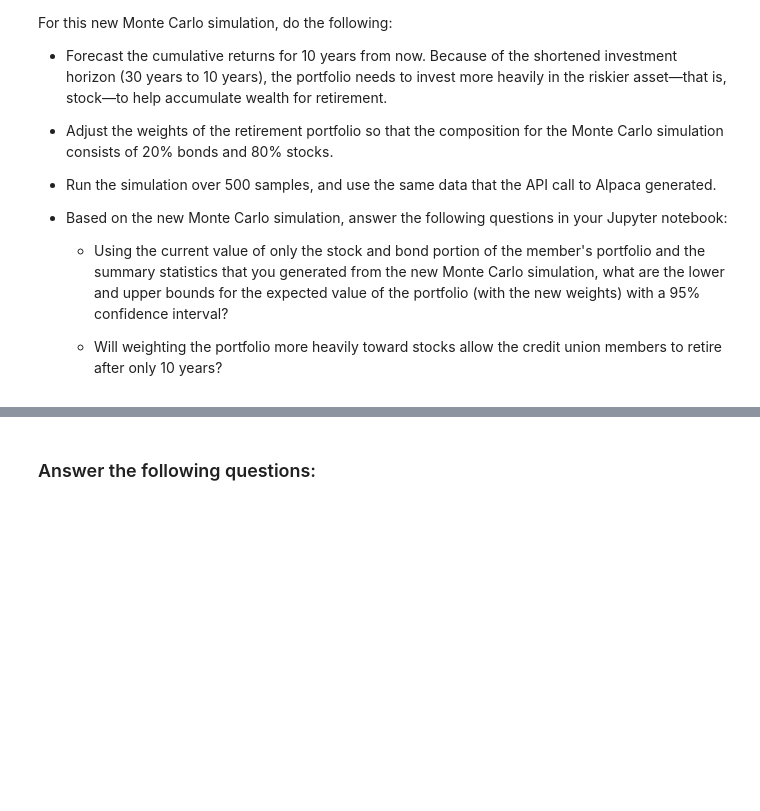
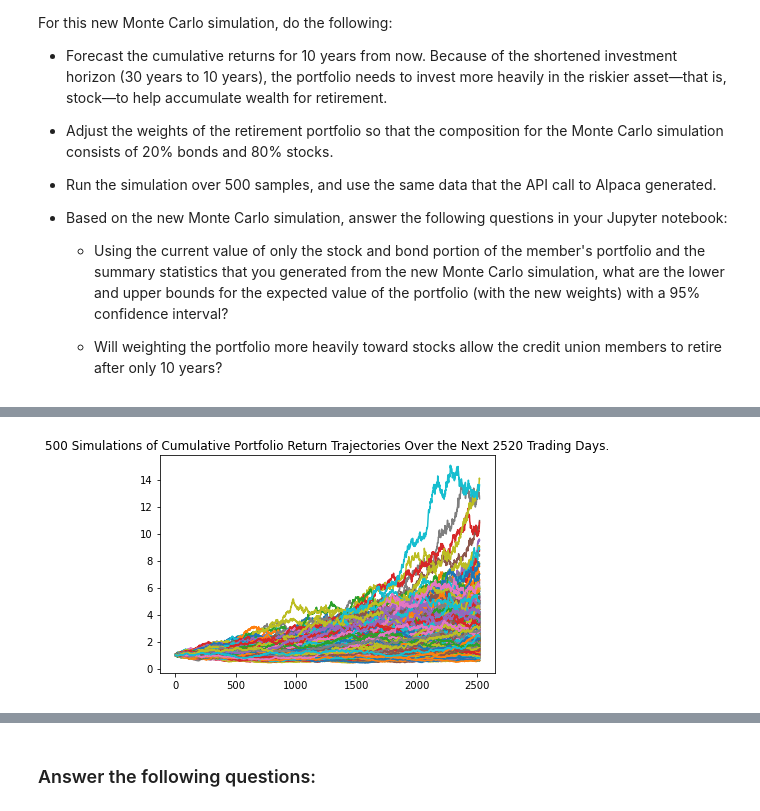
Before and after one commit to MC-Stream/The-Silver-Room, a Jupyter notebook: Module5-C/Starter_Code/financial_planning_tools.ipynb, the cells around one changed output, grey strips where cells are left out. Saved outputs shown, nothing was run; the diff lists cells and outputs as text; code cells hidden in the pictures; blank space fills up the shorter version.

```diff
--- a/Module5-C/Starter_Code/financial_planning_tools.ipynb
+++ b/Module5-C/Starter_Code/financial_planning_tools.ipynb
@@ -608,14 +611,11 @@ For this new Monte Carlo simulation, do the following:
 # Configure a Monte Carlo simulation to forecast 10 years cumulative returns
 # The weights should be split 20% to AGG and 80% to SPY.
 # Run 500 samples.
-MC_thirtyyear = MCSimulation(
+MC_tenyear = MCSimulation(
     portfolio_data = sb3year_prices_df,
-    weights = [.40,.60],
+    weights = [.80,.20],
     num_simulation = 500,
-    num_trading_days = 252*30)
+    num_trading_days = 252*10)
 
 # Review the simulation input data
 MC_thirtyyear.portfolio_data.head()
-
-# Review the simulation input data
-# YOUR CODE HERE
@@ -629,7 +668,9 @@ warnings.filterwarnings('default')
 # %%
 # Visualize the 10-year Monte Carlo simulation by creating an
 # overlay line plot
-# YOUR CODE HERE
+MC_10year_line_plot = MC_tenyear.plot_simulation()
+# %% [output]
+[figure, added]
 # %%
 # Visualize the probability distribution of the 10-year Monte Carlo simulation
 # by plotting a histogram
```
Also changed, not shown: parts of 10 cells of this notebook.
